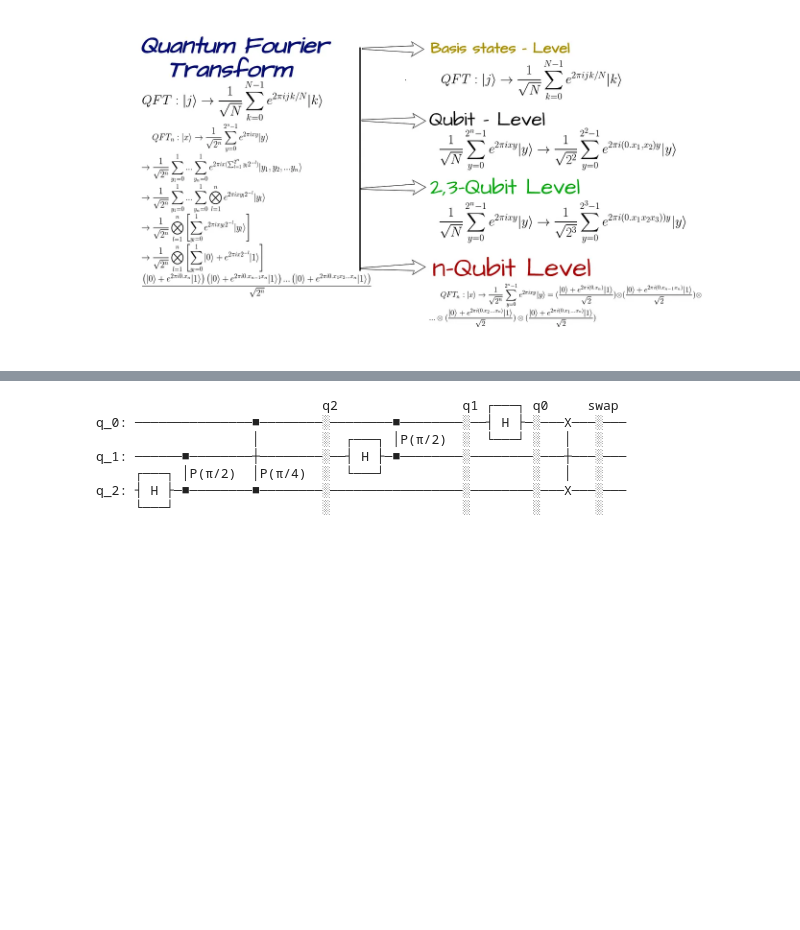
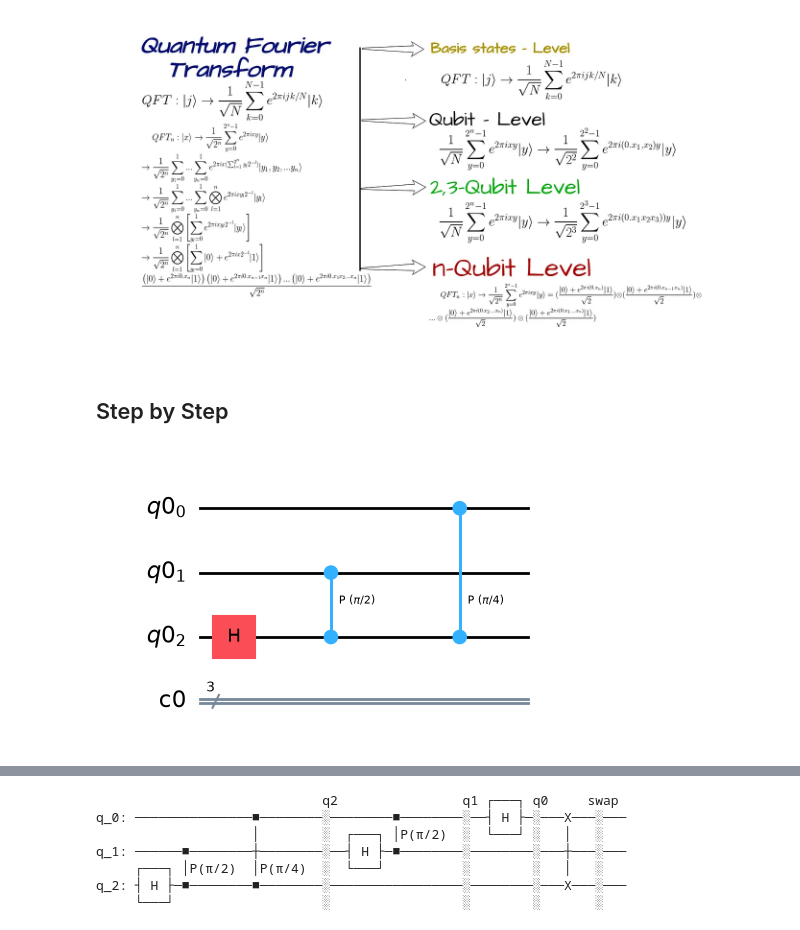
Before and after one commit to theanxiuser/quantum-computing-experiments, a Jupyter notebook: quantum-algorithms/03_qft/quantum_fourier_transform.ipynb, the cells around one changed output, grey strips where cells are left out. Saved outputs shown, nothing was run; the diff lists cells and outputs as text; code cells hidden in the pictures; blank space fills up the shorter version.

Commit message:
Added step by step circuit impl and example

```diff
--- a/quantum-algorithms/03_qft/quantum_fourier_transform.ipynb
+++ b/quantum-algorithms/03_qft/quantum_fourier_transform.ipynb
@@ -51,3 +51,5 @@ Importance:
 The important idea is that quantum systems can encode information in relative phases. QFT provides a way to transform those phase relationships into amplitudes that can reveal useful information through measurement.
 # %% [markdown]
 ![image.png](attachment:image.png)
+# %% [markdown]
+## Step by Step
@@ -53,0 +62,13 @@ The important idea is that quantum systems can encode information in relative ph
+# %%
+# Preparation for 3 qubit circuit
+
+qr = QuantumRegister(3)
+cr = ClassicalRegister(3)
+qc = QuantumCircuit(qr, cr)
+# %%
+qc.h(2)  # Hadamard gate on qubit 2
+qc.cp(pi / 2, 1, 2)  # Controlled-phase gate from qubit 1 to qubit 2
+qc.cp(pi / 4, 0, 2)  # Controlled-phase gate from qubit 0 to qubit 2
+qc.draw(output="mpl")
+# %% [output]
+[figure, added]
```
Also changed, not shown: parts of 12 cells of this notebook.
